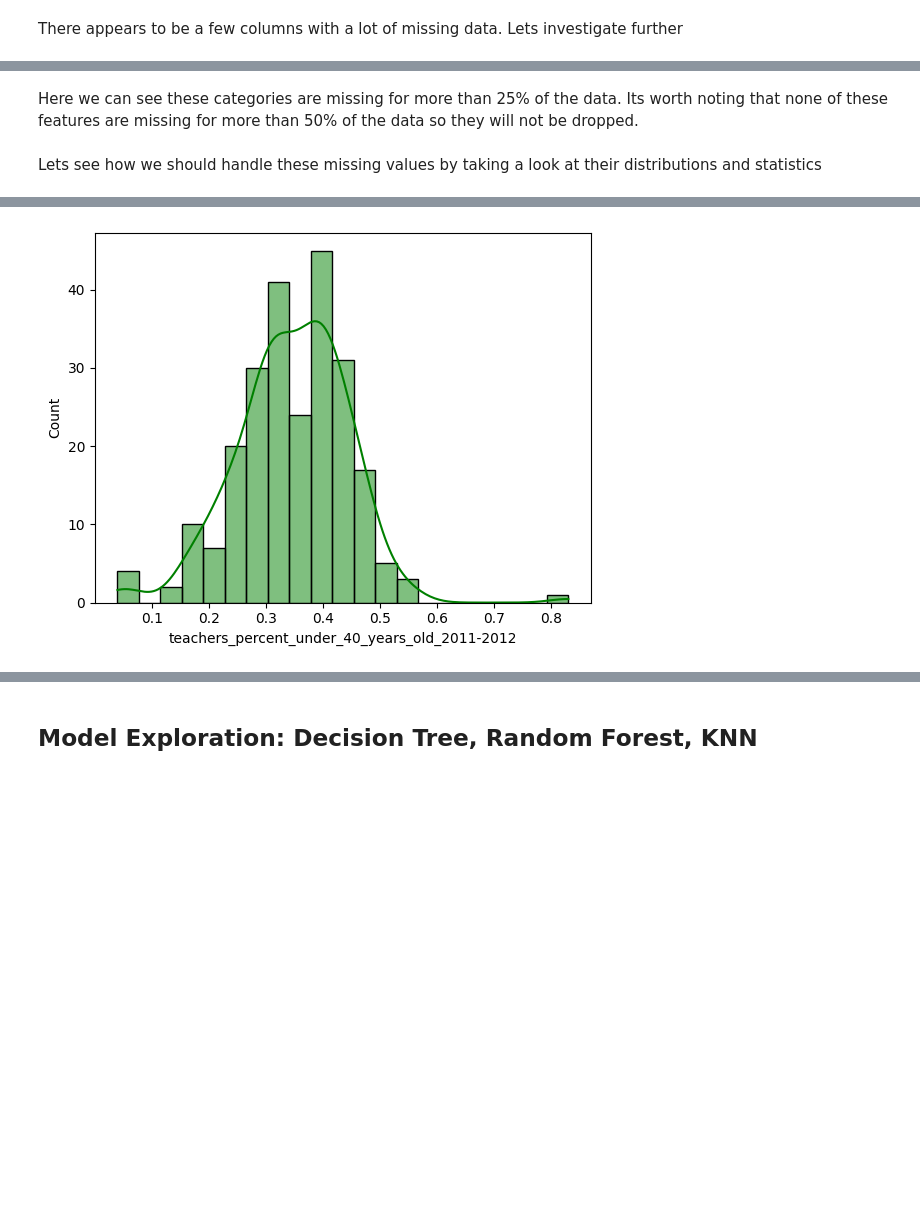
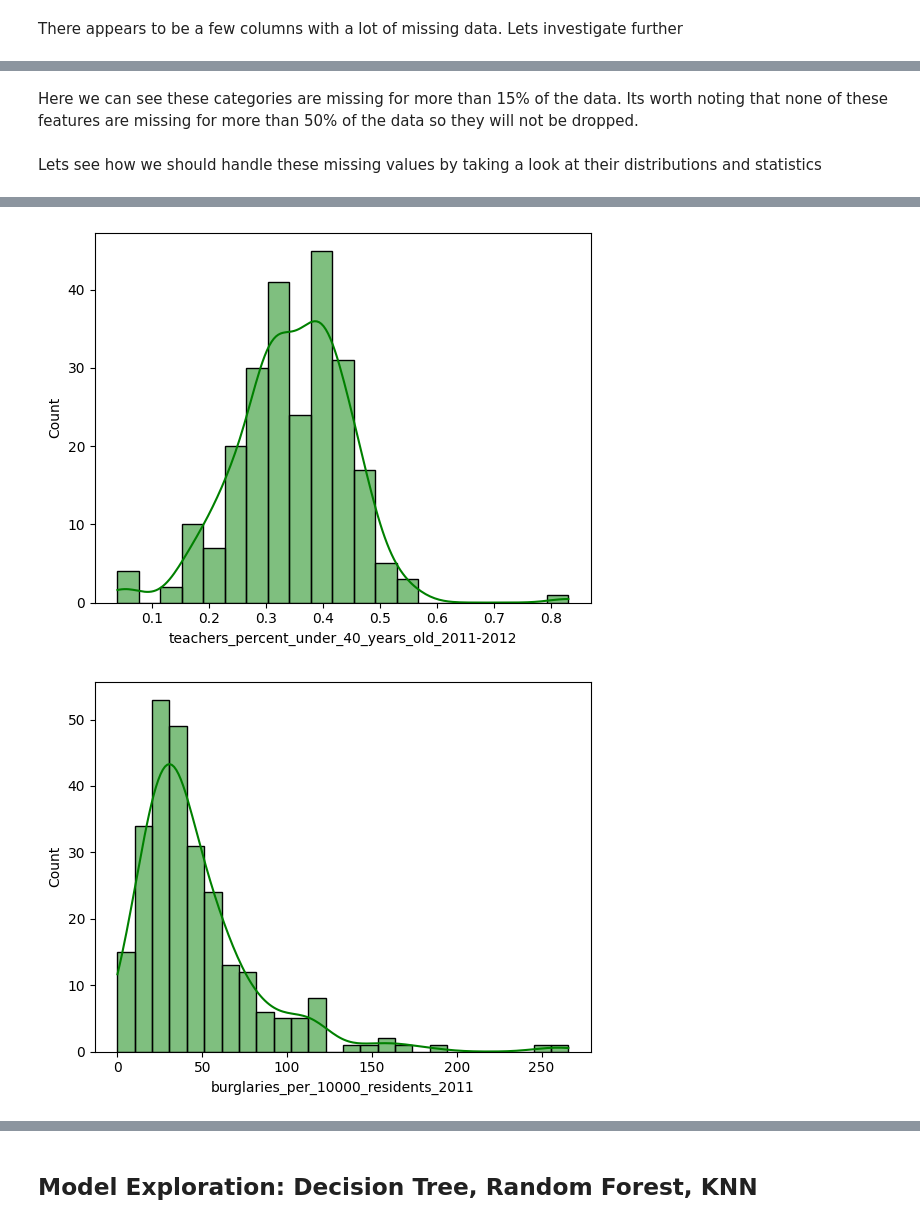
Before and after one commit to eric1anderson/2020-Election-Decision-Tree, a Jupyter notebook: ElectionDecisionTreeV2.ipynb, the cells around one changed output, grey strips where cells are left out. Saved outputs shown, nothing was run; the diff lists cells and outputs as text; code cells hidden in the pictures; blank space fills up the shorter version.

```diff
--- a/ElectionDecisionTreeV2.ipynb
+++ b/ElectionDecisionTreeV2.ipynb
@@ -69,23 +102,24 @@ teachers_percent_under_40_years_old_2011-2012    110
 dtype: int64
 # %% [markdown]
-Here we can see these categories are missing for more than 25% of the data. Its worth noting that none of these features are missing for more than 50% of the data so they will not be dropped.
+Here we can see these categories are missing for more than 15% of the data. Its worth noting that none of these features are missing for more than 50% of the data so they will not be dropped.
 # %% [markdown]
 Lets see how we should handle these missing values by taking a look at their distributions and statistics
 # %%
-na_label_list = na_town_feature_series[na_town_feature_series > .25*len(town_data)].index.tolist()
+na_label_list = na_town_feature_series[na_town_feature_series > .15*len(town_data)].index.tolist()
 
 plot = plt.plot(figsize=(15, 15))
 for label in na_label_list:
 
     sns.histplot(data=town_data,x=label,kde=True,color='g')
 
     plt.show()
 
 town_data[na_label_list].describe()
 # %% [output]
 [figure]
 [figure]
 [figure]
 [figure]
 [figure]
 [figure]
+[figure, added]
```
Also changed, not shown: parts of 60 cells of this notebook, 3 other files.
